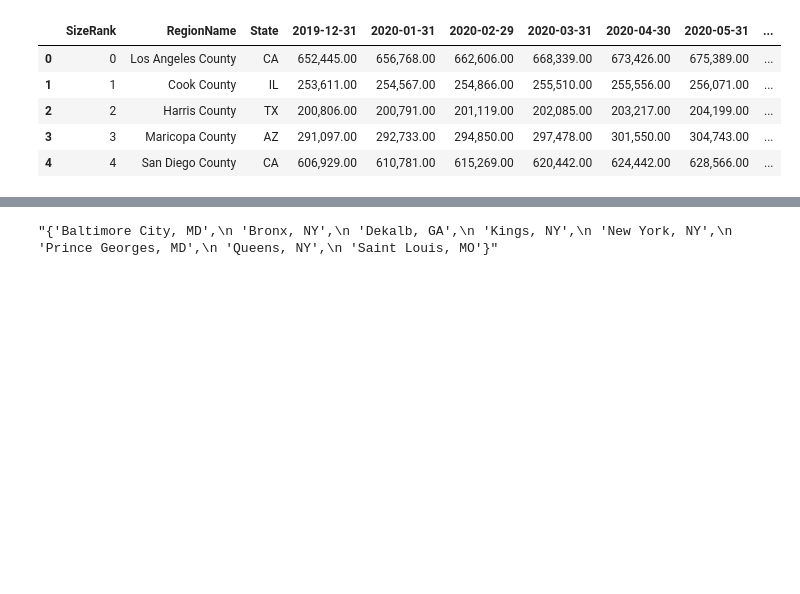
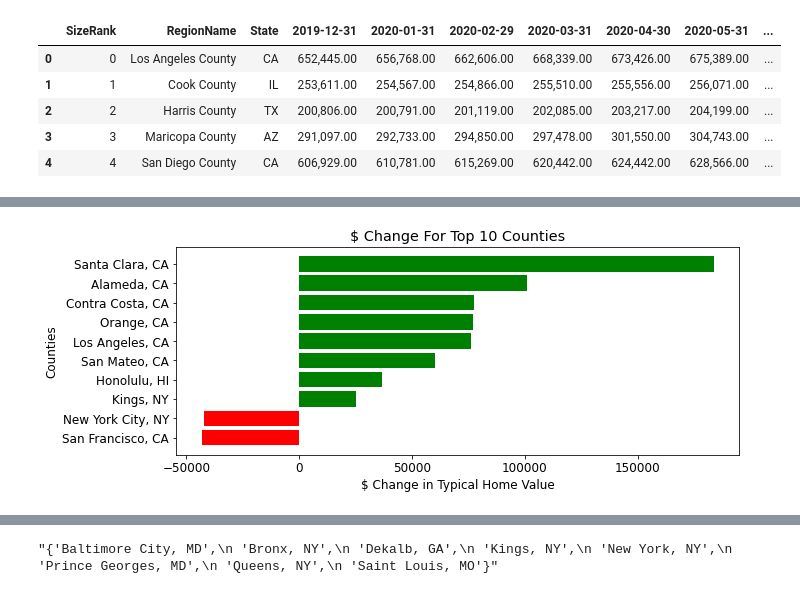
Before and after one commit to tonyn513/home_prices_vs_covid, a Jupyter notebook: capstone1/capstone1.ipynb, the cells around one changed output, grey strips where cells are left out. Cells and saved outputs as stored; diff of their text form; code cells hidden in the pictures; blank space fills up the shorter version.

```diff
--- a/capstone1/capstone1.ipynb
+++ b/capstone1/capstone1.ipynb
@@ -69,0 +97,17 @@ zillow_df.sort_values('diff-cumulative').head()
+# %%
+top_10.sort_values('diff-cumulative',inplace=True)
+
+fig, ax = plt.subplots(figsize=(10,4))
+plt.rc('font', size=12)
+
+plt.barh(top_10['county-state'],top_10['diff-cumulative'],color=top_10['positive'].map({True:'g', False:'r'}))
+
+plt.title('$ Change For Top 10 Counties')
+ax.set_ylabel('Counties',size=12)
+ax.set_xlabel('$ Change in Typical Home Value')
+
+plt.tight_layout()
+plt.savefig('images/top10dollarchange.png')
+plt.show()
+# %% [output]
+[figure, added]
```
Also changed, not shown: parts of 9 cells of this notebook, 5 other files.
